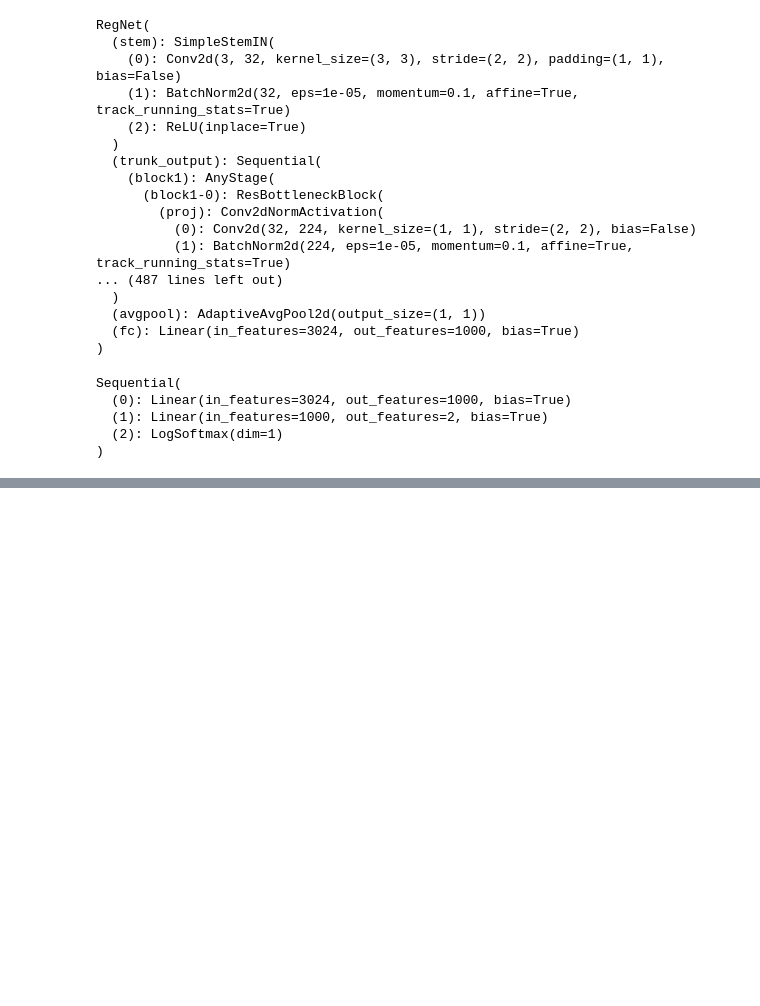
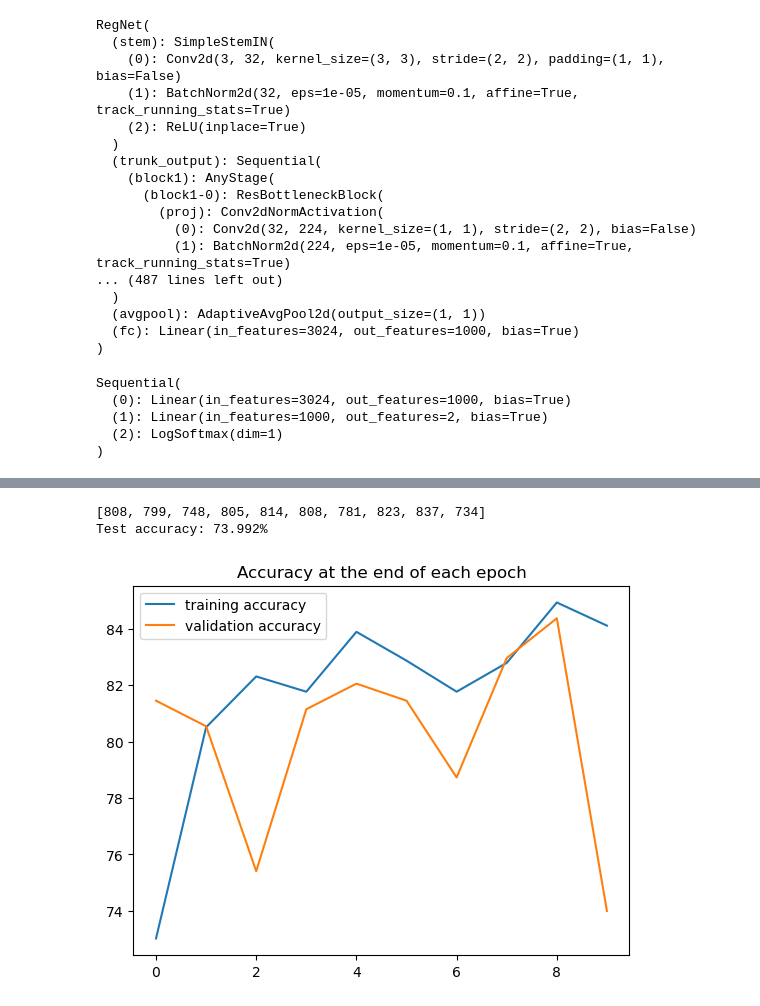
Before and after one commit to TheSalDave/AMLS_22-23_SN19117737, a Jupyter notebook: A2RegnetY16GFModel.ipynb, the cells around one changed output, grey strips where cells are left out. Cells and saved outputs as stored; diff of their text form; code cells hidden in the pictures; blank space fills up the shorter version.

```diff
--- a/A2RegnetY16GFModel.ipynb
+++ b/A2RegnetY16GFModel.ipynb
@@ -82,8 +82,8 @@ train_data = MyDataset(root_dir, label_file, class_names, class_to_idx, transfor
 test_data = MyDataset(root_dir_test, label_file_test, class_names, class_to_idx, transform=test_transform)
 
 torch.manual_seed(42)
-train_loader = DataLoader(train_data, batch_size=64, shuffle=True)
-test_loader = DataLoader(test_data, batch_size=64, shuffle=True)
+train_loader = DataLoader(train_data, batch_size=32, shuffle=True)
+test_loader = DataLoader(test_data, batch_size=32, shuffle=True)
 
 print(class_names)
 print(f'Training images available: {len(train_data)}')
@@ -145,8 +145,8 @@ start_time = time.time()
 
 epochs = 10
 
-max_trn_batch = 78 # 78 * 64 = 4992
-max_tst_batch = 15 # 15 * 64 = 960
+max_trn_batch = 156 # 156 * 32 = 4992
+max_tst_batch = 31 # 31 * 32 = 992
 
 train_losses = []
 test_losses = []
@@ -184,7 +184,7 @@ for i in range(epochs):
 
         # Print interim results
         if b%(max_trn_batch/2) == 0:
-            print(f'epoch: {i:2}  batch: {b:4} [{64*b:4}/4992]  loss: {loss.item():10.8f}  \  accuracy: {trn_corr.item()*100/(64*b):7.2f}%')
+            print(f'epoch: {i:2}  batch: {b:4} [{32*b:4}/4992]  loss: {loss.item():10.8f}  |  accuracy: {trn_corr.item()*100/(32*b):7.2f}%   |   Duration: {time.time() - start_time:.0f} seconds')
 
     train_losses.append(loss.item())
     train_correct.append(trn_corr.item())
@@ -227,8 +242,12 @@ plt.legend()
 # %%
 print(test_correct)
-print(f'Test accuracy: {test_correct[-1]*100/960:.3f}%')
+print(f'Test accuracy: {test_correct[-1]*100/992:.3f}%')
 
 plt.plot([t/49.92 for t in train_correct], label='training accuracy')
-plt.plot([t/9.60 for t in test_correct], label='validation accuracy')
+plt.plot([t/9.92 for t in test_correct], label='validation accuracy')
 plt.title('Accuracy at the end of each epoch')
 plt.legend();
+# %% [output]
+[808, 799, 748, 805, 814, 808, 781, 823, 837, 734]
+Test accuracy: 73.992%
+[figure, added]
```
Also changed, not shown: parts of 2 cells of this notebook.
